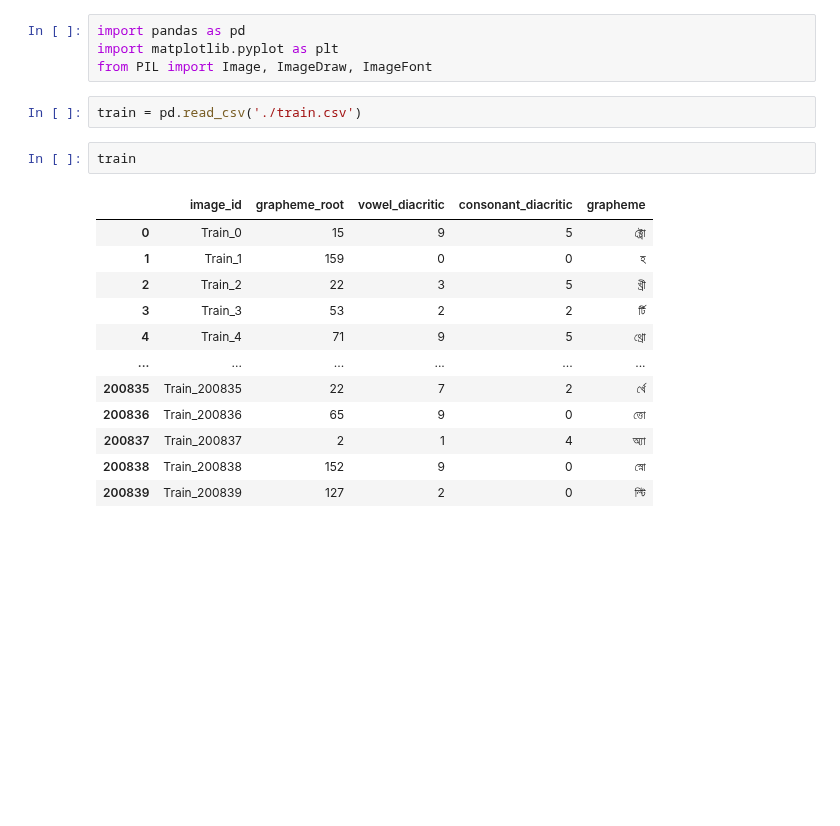
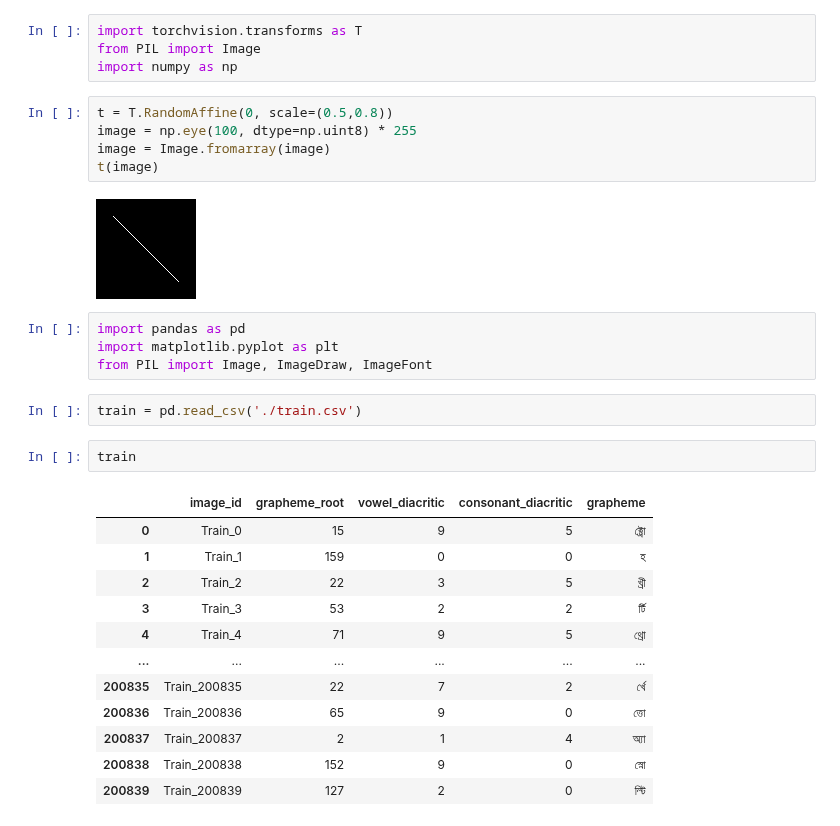
Before and after one commit to v-shmyhlo/kaggle, a Jupyter notebook: beng/eda.ipynb, the cells around one changed output. Saved outputs shown, nothing was run; the diff lists cells and outputs as text; blank space fills up the shorter version.

```diff
--- a/beng/eda.ipynb
+++ b/beng/eda.ipynb
@@ -1,3 +1,14 @@
+# %%
+import torchvision.transforms as T
+from PIL import Image
+import numpy as np
+# %%
+t = T.RandomAffine(0, scale=(0.5,0.8))
+image = np.eye(100, dtype=np.uint8) * 255
+image = Image.fromarray(image)
+t(image)
+# %% [output]
+[figure, added]
 # %%
 import pandas as pd
 import matplotlib.pyplot as plt
```
Also changed, not shown: 37 other files.
